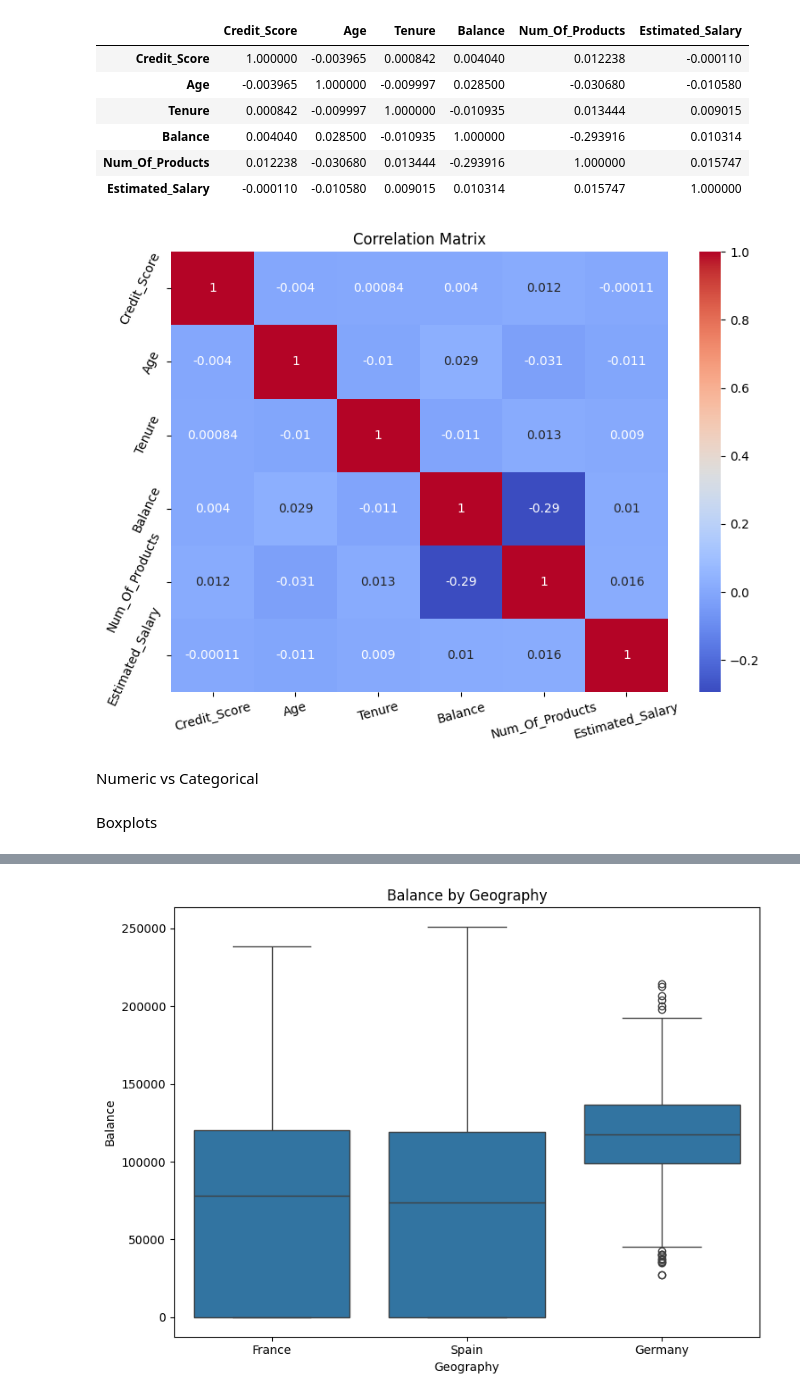
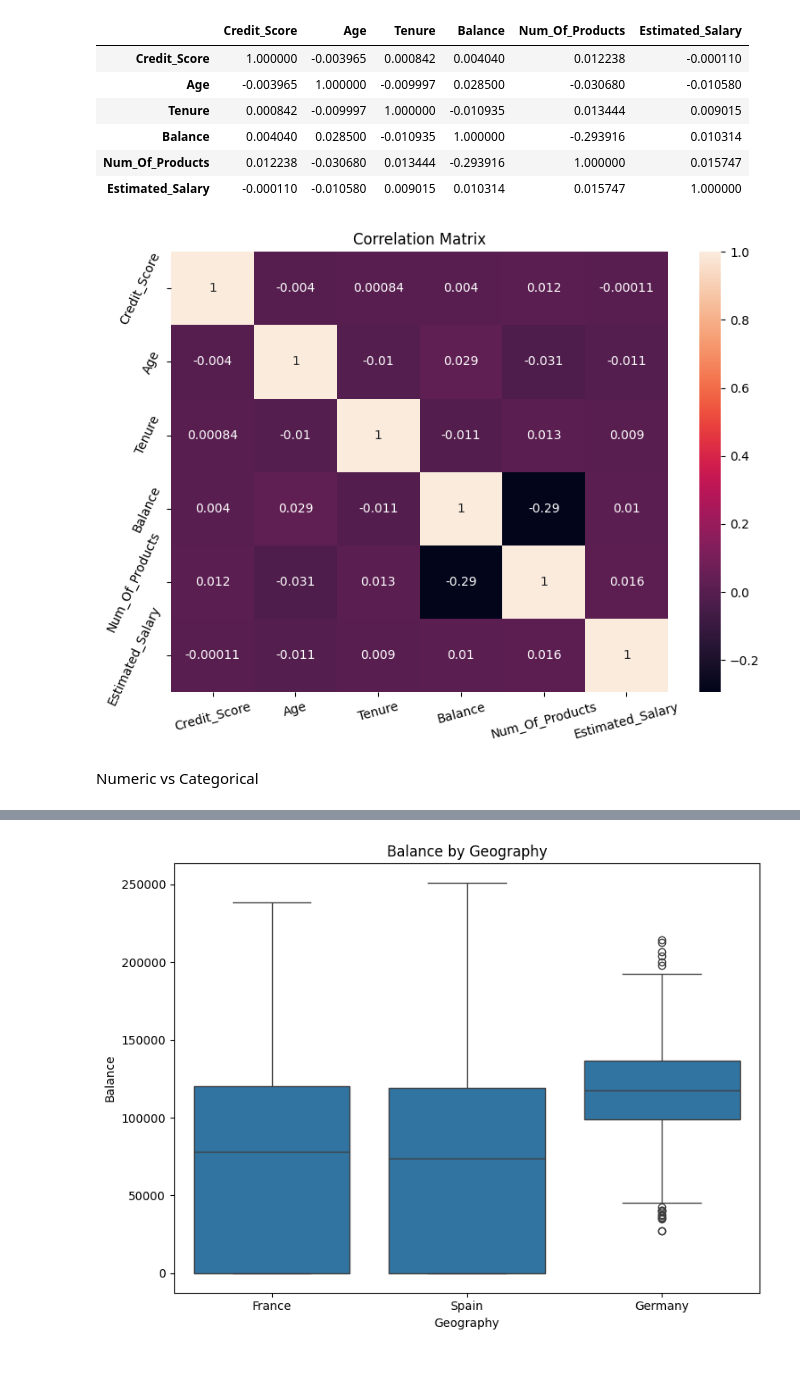
Before and after one commit to mohammednihalkp321/Banking-customer-churn-Analysis-EDA, a Jupyter notebook: notebooks/03_univariate_bivariate_eda.ipynb, the cells around one changed output, grey strips where cells are left out. Saved outputs shown, nothing was run; the diff lists cells and outputs as text; code cells hidden in the pictures; blank space fills up the shorter version.

```diff
--- a/notebooks/03_univariate_bivariate_eda.ipynb
+++ b/notebooks/03_univariate_bivariate_eda.ipynb
@@ -178,20 +178,18 @@ correlation
 | Estimated_Salary | -0.000110 | -0.010580 | 0.009015 | 0.010314 | 0.015747 | 1.000000 |
 # %%
 plt.figure(figsize=(8,6))
-sns.heatmap(correlation, annot=True,cmap='coolwarm')
+sns.heatmap(correlation, annot=True)
 plt.title("Correlation Matrix")
 plt.xticks(rotation=15)
 plt.yticks(rotation=65)
 plt.tight_layout()
 
 plt.savefig("../reports/figure/correlation_heatmap.png")
 plt.show()
 # %% [output]
-[figure, old version]
+[figure, new version]
 # %% [markdown]
 Numeric vs Categorical
-# %% [markdown]
-Boxplots
 # %%
 plt.figure(figsize=(8,6))
 
```
Also changed, not shown: parts of 2 cells of this notebook, 5 other files.
